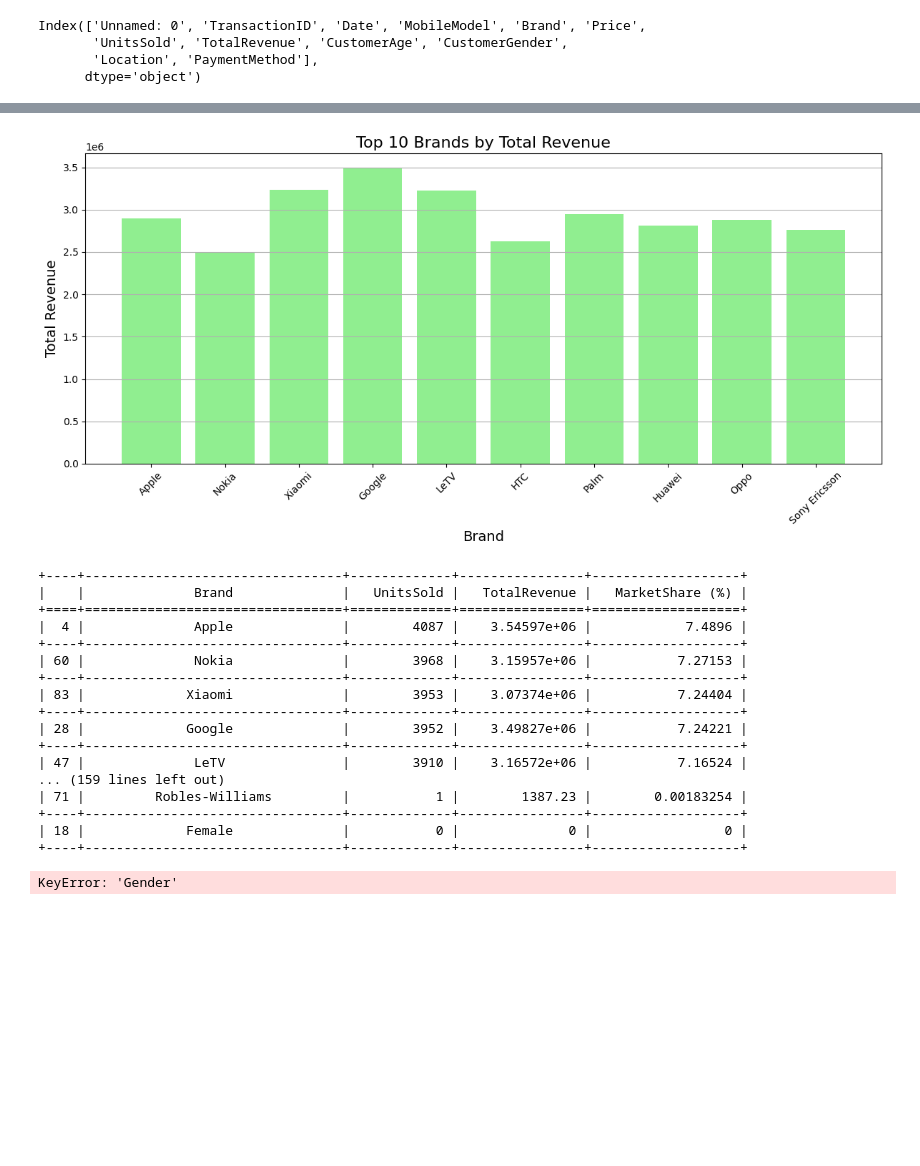
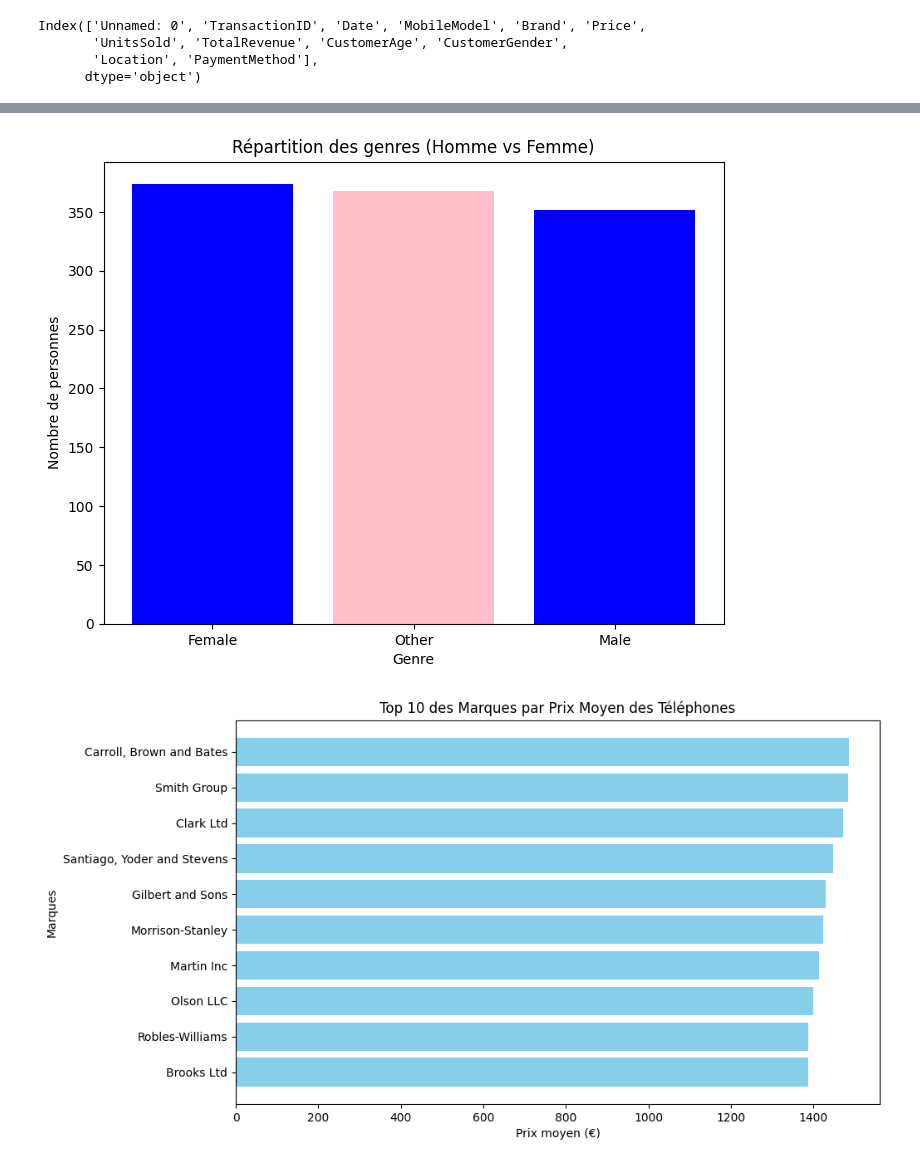
Before and after one commit to estebanbaigts/PulseMobile, a Jupyter notebook: analyse.ipynb, the cells around one changed output, grey strips where cells are left out. Cells and saved outputs as stored; diff of their text form; code cells hidden in the pictures; blank space fills up the shorter version.

Commit message:
[ADD] other cellule and csv from the plot

```diff
--- a/analyse.ipynb
+++ b/analyse.ipynb
@@ -96,68 +102,32 @@ plt.show()
-# %%
-plt.figure(figsize=(12, 6))
-plt.bar(top_10_brands['Brand'], top_10_brands['TotalRevenue'], color='lightgreen')
-plt.title('Top 10 Brands by Total Revenue', fontsize=16)
-plt.xlabel('Brand', fontsize=14)
-plt.ylabel('Total Revenue', fontsize=14)
-plt.xticks(rotation=45)
-plt.grid(axis='y')
-
-plt.tight_layout()
-plt.show()
-# %% [output]
-[figure, removed]
-# %%
-from tabulate import tabulate
-
-data['UnitsSold'] = pd.to_numeric(data['UnitsSold'], errors='coerce')
-data['Price'] = pd.to_numeric(data['Price'], errors='coerce')
-
-total_units_sold = data['UnitsSold'].sum()
-
-data['TotalRevenue'] = data['UnitsSold'] * data['Price']
-
-brand_sales_summary = data.groupby('Brand').agg({'UnitsSold': 'sum', 'TotalRevenue': 'sum'}).reset_index()
-
-brand_sales_summary['MarketShare (%)'] = (brand_sales_summary['UnitsSold'] / total_units_sold) * 100
-
-market_share_summary = brand_sales_summary[['Brand', 'UnitsSold', 'TotalRevenue', 'MarketShare (%)']]
-market_share_summary.sort_values(by='MarketShare (%)', ascending=False, inplace=True)
-
-print(tabulate(market_share_summary, headers='keys', tablefmt='grid', numalign='right', stralign='center'))
-# %% [output]
-+----+---------------------------------+-------------+----------------+-------------------+
-|    |              Brand              |   UnitsSold |   TotalRevenue |   MarketShare (%) |
-+====+=================================+=============+================+===================+
-|  4 |              Apple              |        4087 |    3.54597e+06 |            7.4896 |
-+----+---------------------------------+-------------+----------------+-------------------+
-| 60 |              Nokia              |        3968 |    3.15957e+06 |           7.27153 |
-+----+---------------------------------+-------------+----------------+-------------------+
-| 83 |             Xiaomi              |        3953 |    3.07374e+06 |           7.24404 |
-+----+---------------------------------+-------------+----------------+-------------------+
-| 28 |             Google              |        3952 |    3.49827e+06 |           7.24221 |
-+----+---------------------------------+-------------+----------------+-------------------+
-| 47 |              LeTV               |        3910 |    3.16572e+06 |           7.16524 |
-... (159 lines left out)
-| 71 |         Robles-Williams         |           1 |        1387.23 |        0.00183254 |
-+----+---------------------------------+-------------+----------------+-------------------+
-| 18 |             Female              |           0 |              0 |                 0 |
-+----+---------------------------------+-------------+----------------+-------------------+
 # %%
-import pandas as pd
-import matplotlib.pyplot as plt
+gender_counts = data['CustomerGender'].value_counts()
 
-# Charger le fichier CSV
-data = pd.read_csv('mobile_sale.csv')
+gender_counts.to_csv('gender_distribution.csv', index=True, header=['Count'])
 
-# Compter le nombre d'hommes et de femmes dans les données
-gender_counts = data['Gender'].value_counts()
-
-# Créer le graphique à barres pour visualiser la répartition des genres
 plt.figure(figsize=(8, 6))
 plt.bar(gender_counts.index, gender_counts.values, color=['blue', 'pink'])
 plt.xlabel('Genre')
 plt.ylabel('Nombre de personnes')
 plt.title('Répartition des genres (Homme vs Femme)')
 plt.show()
 # %% [output]
-KeyError: 'Gender'
+[figure, added]
+# %%
+data['UnitsSold'] = pd.to_numeric(data['UnitsSold'], errors='coerce')
+data['Price'] = pd.to_numeric(data['Price'], errors='coerce')
+
+brand_price_summary = data.groupby('Brand').agg({'Price': 'mean'}).reset_index()
+
+top_10_brands = brand_price_summary.sort_values(by='Price', ascending=False).head(10)
+
+top_10_brands.to_csv('top_10_brands.csv', index=False)
+
+plt.figure(figsize=(10, 6))
+plt.barh(top_10_brands['Brand'], top_10_brands['Price'], color='skyblue')
+plt.xlabel('Prix moyen (€)')
+plt.ylabel('Marques')
+plt.title('Top 10 des Marques par Prix Moyen des Téléphones')
+plt.gca().invert_yaxis()
+plt.show()
+# %% [output]
+[figure, added]
```
Also changed, not shown: parts of 7 cells of this notebook, 6 other files.
